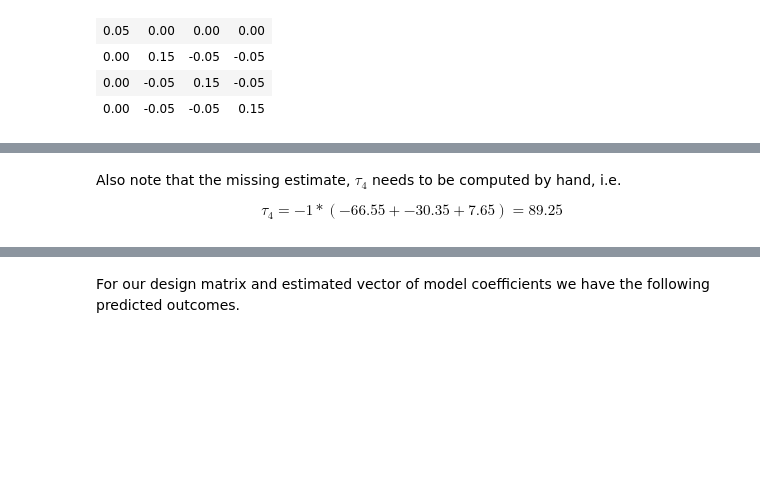
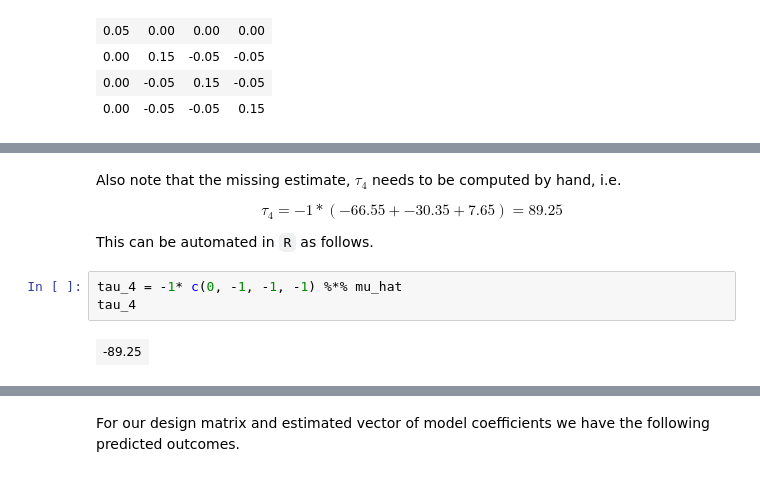
Before and after one commit to yardsale8/STAT321, a Jupyter notebook: the_statistical_model.ipynb, the cells around one changed output, grey strips where cells are left out. Saved outputs shown, nothing was run; the diff lists cells and outputs as text; blank space fills up the shorter version.

```diff
--- a/the_statistical_model.ipynb
+++ b/the_statistical_model.ipynb
@@ -434,6 +492,13 @@ mu_hat
  Also note that the missing estimate, $\tau_4$ needs to be computed by hand, i.e.
 
 $$\tau_4 = -1*(-66.55 + -30.35 + 7.65) = 89.25$$
+
+This can be automated in `R` as follows.
+# %%
+tau_4 = -1* c(0, -1, -1, -1) %*% mu_hat
+tau_4
+# %% [output]
+| -89.25 |
 # %% [markdown]
 ### Computing model estimates in JMP
 
```
Also changed, not shown: parts of 39 cells of this notebook, 3 other files.
